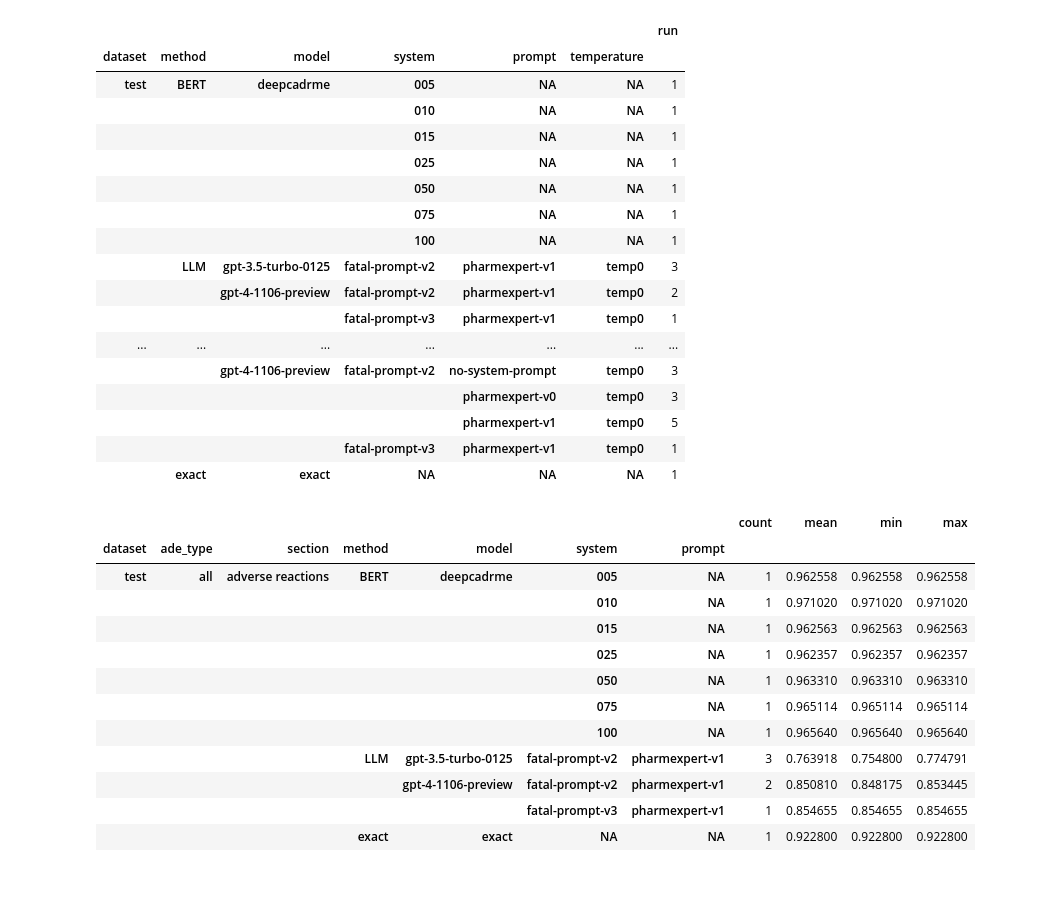
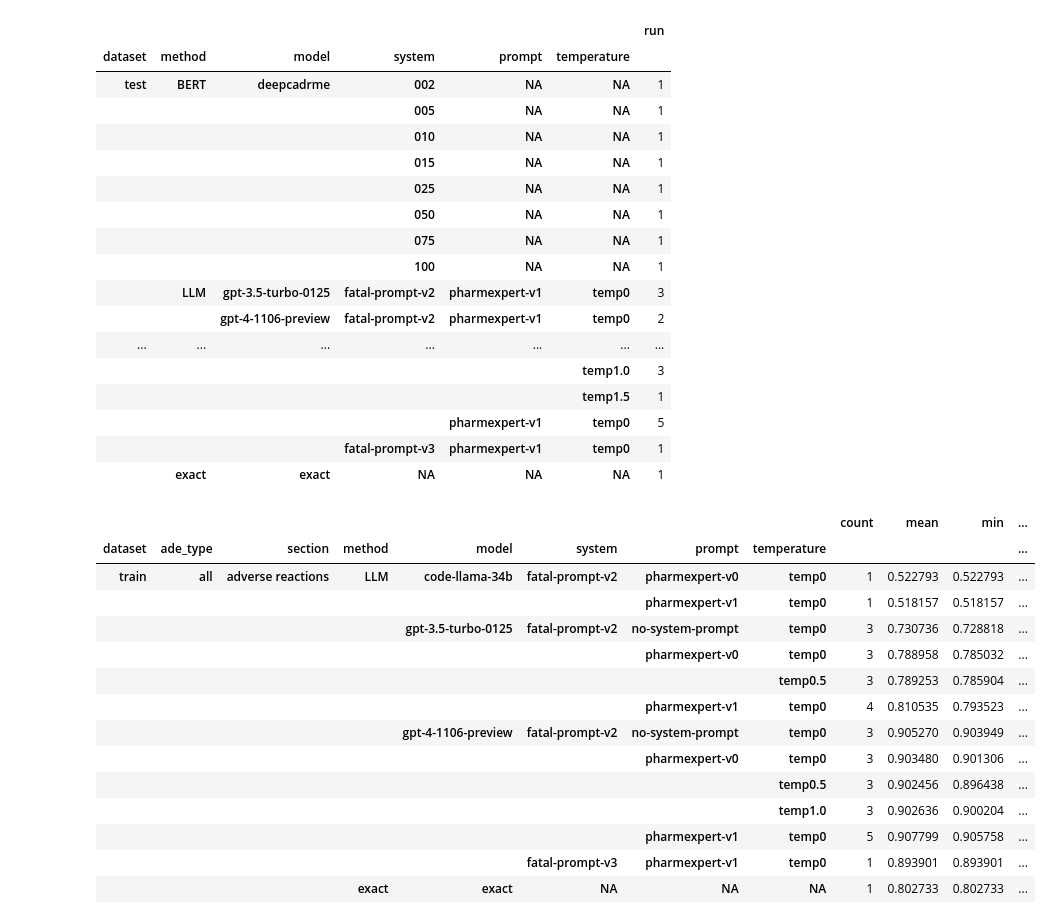
Before and after one commit to tatonetti-lab/onsides-task1, a Jupyter notebook: aggregate_results.ipynb, the cells around one changed output. Drawn from its saved outputs; the diff is of its cells as text; code cells hidden in the pictures; blank space fills up the shorter version.

Commit message:
refactored to use new results subdirectories

```diff
--- a/aggregate_results.ipynb
+++ b/aggregate_results.ipynb
@@ -41,6 +41,8 @@ for results_file in sorted(os.listdir(results_dir)):
         model = 'deepcadrme'
         system = results_file_parts[1]
         dataset = results_file_parts[2]
+    elif results_file_parts[0] in ('granular', 'overall'):
+        continue
     else:
         raise Exception(results_file_parts[0])
 
@@ -48,6 +50,8 @@ for results_file in sorted(os.listdir(results_dir)):
 
     for evaltype in ('strict', 'lenient'):
         overall_results_file = results_file.replace('.csv', f"_{evaltype}_overall.csv")
+        if not os.path.exists(os.path.join(results_dir, overall_results_file)):
+            continue
         res = pd.read_csv(os.path.join(results_dir, overall_results_file), index_col=0)
         for name, colval in zip(results_files_columns, results_files[-1]):
             res.insert(0, name, [colval]*res.shape[0])
@@ -64,7 +68,8 @@ results_files_df.groupby(['dataset', 'method', 'model', 'system', 'prompt', 'tem
 # %% [output]
 |  |  |  |  |  |  | run |
 | dataset | method | model | system | prompt | temperature |  |
-| test | BERT | deepcadrme | 005 | NA | NA | 1 |
+| test | BERT | deepcadrme | 002 | NA | NA | 1 |
+|  |  |  | 005 | NA | NA | 1 |
 |  |  |  | 010 | NA | NA | 1 |
 |  |  |  | 015 | NA | NA | 1 |
 |  |  |  | 025 | NA | NA | 1 |
@@ -73,44 +78,45 @@ results_files_df.groupby(['dataset', 'method', 'model', 'system', 'prompt', 'tem
 |  |  |  | 100 | NA | NA | 1 |
 |  | LLM | gpt-3.5-turbo-0125 | fatal-prompt-v2 | pharmexpert-v1 | temp0 | 3 |
 |  |  | gpt-4-1106-preview | fatal-prompt-v2 | pharmexpert-v1 | temp0 | 2 |
-|  |  |  | fatal-prompt-v3 | pharmexpert-v1 | temp0 | 1 |
 | ... | ... | ... | ... | ... | ... | ... |
-|  |  | gpt-4-1106-preview | fatal-prompt-v2 | no-system-prompt | temp0 | 3 |
-|  |  |  |  | pharmexpert-v0 | temp0 | 3 |
+|  |  |  |  |  | temp1.0 | 3 |
+|  |  |  |  |  | temp1.5 | 1 |
 |  |  |  |  | pharmexpert-v1 | temp0 | 5 |
 |  |  |  | fatal-prompt-v3 | pharmexpert-v1 | temp0 | 1 |
 |  | exact | exact | NA | NA | NA | 1 |
 # %%
 # default eval
-groupbycols = ['dataset', 'ade_type', 'section', 'method', 'model', 'system', 'prompt']
+groupbycols = ['dataset', 'ade_type', 'section', 'method', 'model', 'system', 'prompt', 'temperature']
 additional_querystr = " & ade_type=='all'"
 
 # evaluate the prompt
 # found that pharmexpert-v1 is working a bit better than the others
 # groupbycols = ['dataset', 'ade_type', 'section', 'prompt', 'method']
 # additional_querystr = " & model != 'code-llama-34b' & method == 'LLM'"
 
 # compare ade_types
 # groupbycols = ['ade_type', 'dataset', 'ade_type', 'section', 'method', 'model', 'system', 'prompt']
 # additional_querystr = ""
 
-querystr = "evaltype=='lenient' & dataset=='test' & section == 'adverse reactions'" + additional_querystr
-metric = 'recall'
+querystr = "evaltype=='lenient' & dataset=='train' & section == 'adverse reactions'" + additional_querystr
+metric = 'f1'
 overall_results_df.query(querystr).groupby(groupbycols)[f"macro_{metric}"].agg(['count', 'mean', 'min', 'max'])
 # %% [output]
-|  |  |  |  |  |  |  | count | mean | min | max |
-| dataset | ade_type | section | method | model | system | prompt |  |  |  |  |
-| test | all | adverse reactions | BERT | deepcadrme | 005 | NA | 1 | 0.962558 | 0.962558 | 0.962558 |
-|  |  |  |  |  | 010 | NA | 1 | 0.971020 | 0.971020 | 0.971020 |
-|  |  |  |  |  | 015 | NA | 1 | 0.962563 | 0.962563 | 0.962563 |
-|  |  |  |  |  | 025 | NA | 1 | 0.962357 | 0.962357 | 0.962357 |
-|  |  |  |  |  | 050 | NA | 1 | 0.963310 | 0.963310 | 0.963310 |
-|  |  |  |  |  | 075 | NA | 1 | 0.965114 | 0.965114 | 0.965114 |
-|  |  |  |  |  | 100 | NA | 1 | 0.965640 | 0.965640 | 0.965640 |
-|  |  |  | LLM | gpt-3.5-turbo-0125 | fatal-prompt-v2 | pharmexpert-v1 | 3 | 0.763918 | 0.754800 | 0.774791 |
-|  |  |  |  | gpt-4-1106-preview | fatal-prompt-v2 | pharmexpert-v1 | 2 | 0.850810 | 0.848175 | 0.853445 |
-|  |  |  |  |  | fatal-prompt-v3 | pharmexpert-v1 | 1 | 0.854655 | 0.854655 | 0.854655 |
-|  |  |  | exact | exact | NA | NA | 1 | 0.922800 | 0.922800 | 0.922800 |
+|  |  |  |  |  |  |  |  | count | mean | min | ... |
+| dataset | ade_type | section | method | model | system | prompt | temperature |  |  |  | ... |
+| train | all | adverse reactions | LLM | code-llama-34b | fatal-prompt-v2 | pharmexpert-v0 | temp0 | 1 | 0.522793 | 0.522793 | ... |
+|  |  |  |  |  |  | pharmexpert-v1 | temp0 | 1 | 0.518157 | 0.518157 | ... |
+|  |  |  |  | gpt-3.5-turbo-0125 | fatal-prompt-v2 | no-system-prompt | temp0 | 3 | 0.730736 | 0.728818 | ... |
+|  |  |  |  |  |  | pharmexpert-v0 | temp0 | 3 | 0.788958 | 0.785032 | ... |
+|  |  |  |  |  |  |  | temp0.5 | 3 | 0.789253 | 0.785904 | ... |
+|  |  |  |  |  |  | pharmexpert-v1 | temp0 | 4 | 0.810535 | 0.793523 | ... |
+|  |  |  |  | gpt-4-1106-preview | fatal-prompt-v2 | no-system-prompt | temp0 | 3 | 0.905270 | 0.903949 | ... |
+|  |  |  |  |  |  | pharmexpert-v0 | temp0 | 3 | 0.903480 | 0.901306 | ... |
+|  |  |  |  |  |  |  | temp0.5 | 3 | 0.902456 | 0.896438 | ... |
+|  |  |  |  |  |  |  | temp1.0 | 3 | 0.902636 | 0.900204 | ... |
+|  |  |  |  |  |  | pharmexpert-v1 | temp0 | 5 | 0.907799 | 0.905758 | ... |
+|  |  |  |  |  | fatal-prompt-v3 | pharmexpert-v1 | temp0 | 1 | 0.893901 | 0.893901 | ... |
+|  |  |  | exact | exact | NA | NA | NA | 1 | 0.802733 | 0.802733 | ... |
 # %%
 overall_results_df.query(querystr).groupby(groupbycols)[f"micro_{metric}"].agg(['count', 'mean', 'min', 'max'])
 # %% [output]
```
Also changed, not shown: parts of 1 cell of this notebook, 5 other files.
